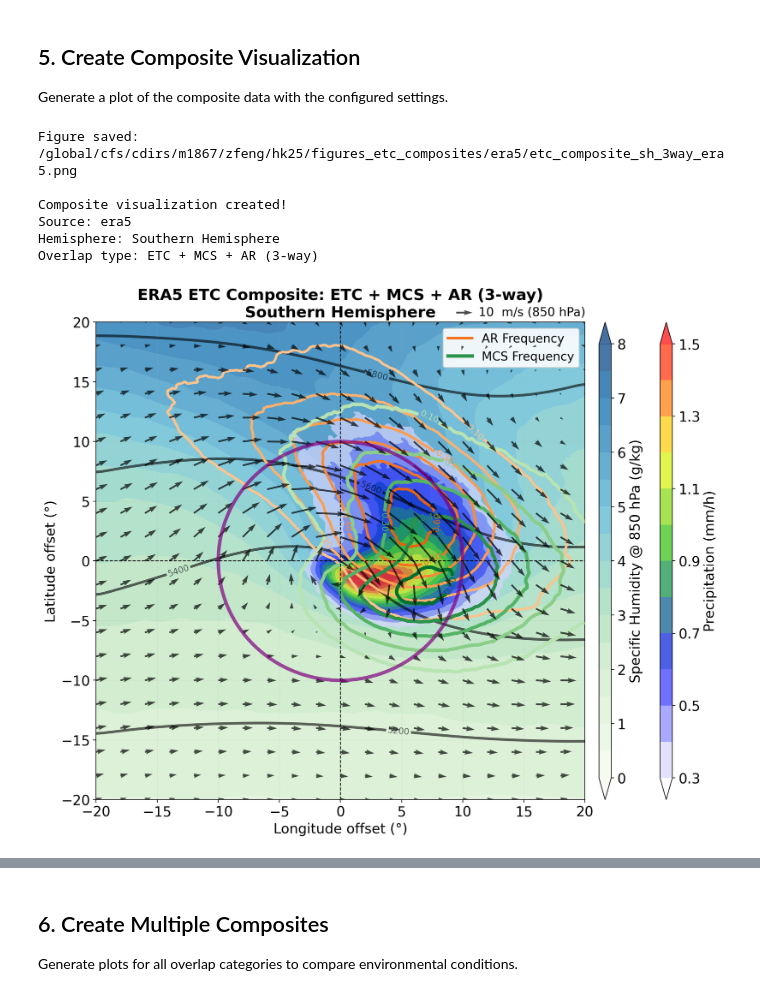
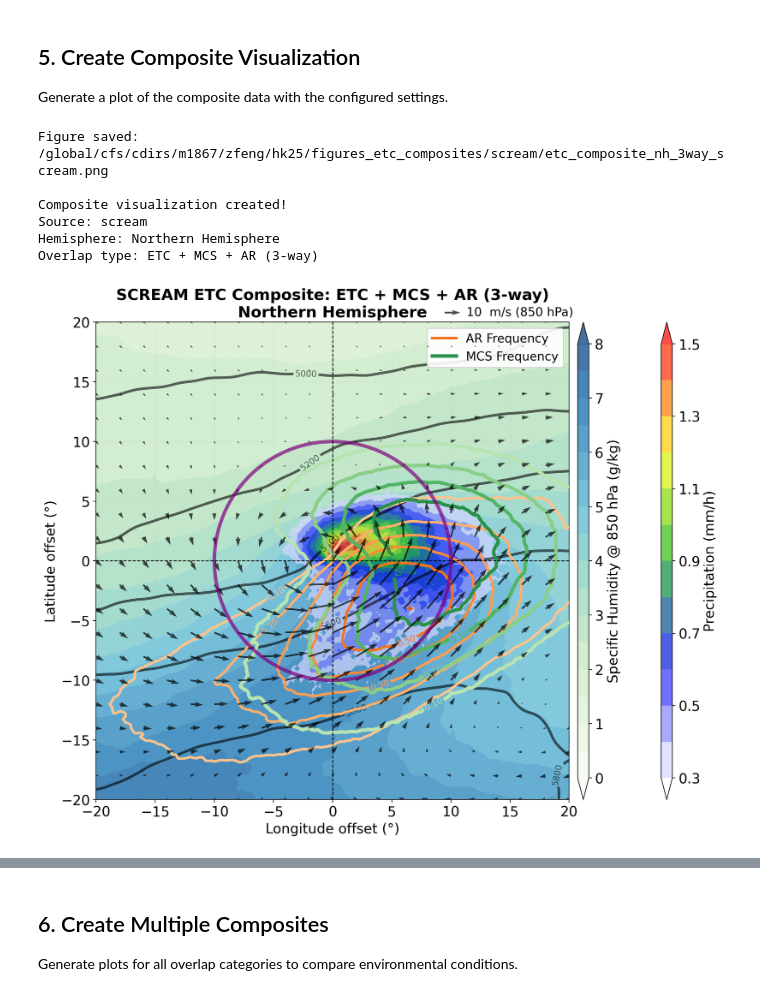
Before and after one commit to WACCEM/gsrm_cooccurrencefeature, a Jupyter notebook: notebooks/plot_etc_composites.ipynb, the cells around one changed output, grey strips where cells are left out. Cells and saved outputs as stored; diff of their text form; code cells hidden in the pictures.

```diff
--- a/notebooks/plot_etc_composites.ipynb
+++ b/notebooks/plot_etc_composites.ipynb
@@ -32,8 +32,8 @@ Libraries imported successfully!
 Set the source, hemisphere, and overlap category to visualize.
 # %%
 # Configuration
-source = "era5"  # Options: 'scream', 'era5', 'nicam_gl11', 'icon_d3hp003', 'casesm2_10km_nocumulus', 'um_glm_n2560_RAL3p3'
-hemisphere = "sh"  # Options: 'nh' (Northern Hemisphere), 'sh' (Southern Hemisphere)
+source = "scream"  # Options: 'era5, 'scream', 'nicam_gl11', 'icon_d3hp003', 'um_glm_n2560_RAL3p3', 'casesm2_10km_nocumulus'
+hemisphere = "nh"  # Options: 'nh' (Northern Hemisphere), 'sh' (Southern Hemisphere)
 overlap_type = "3way"  # Options: 'isolated', 'mcs_only', 'ar_only', '3way'
 
 source_map = {
@@ -50,6 +50,7 @@ data_dir = f"/pscratch/sd/w/wcmca1/hackathon/etc_data/stats/{source}/"
 composite_file = f"{data_dir}etc_2d_composite_{hemisphere}_{overlap_type}.nc"
 
 # Figure output directory
+# figdir = f"/pscratch/sd/w/wcmca1/hackathon/figures_etc_composites/{source}/"
 figdir = f"/global/cfs/cdirs/m1867/zfeng/hk25/figures_etc_composites/{source}/"
 os.makedirs(figdir, exist_ok=True)
 
@@ -560,6 +506,10 @@ cmap_ct3 = truncate_colormap(mpl.colormaps.get_cmap('Greens'), 0.3, 1.0)
 # Create the plot
 fig = plot_etc_composite(
     ds,
+    main_width_ratios=[1, 0.2],
+    main_wspace=0.03,
+    cbar_width_ratios=[0.005, 0.005],
+    cbar_wspace=6.5,
     shade_var='hus_850hPa',
     shade_levels=np.arange(0, 8.1, 0.5),  # g/kg
     shade_cmap='GnBu',
@@ -584,37 +534,37 @@ fig = plot_etc_composite(
     contour_smooth2=0.5,
     contour_lw2=3.0,
     # Add MCS frequency contours (varying shades of green)
     contour_var3='mcs_freq',
     contour_var3_legend='MCS Frequency',
     contour_levels3=np.arange(0.1, 0.61, 0.1),  # 0-1 frequency
     contour_cmap3=cmap_ct3,
     contour_smooth3=0.5,
     contour_lw3=4.0,
     # Wind vectors at 850 hPa
     u_var='ua_850hPa',
     v_var='va_850hPa',
     vector_skip=8,
     quiver_scale=300,
     quiverkey_length=10,
     quiverkey_unit=' m/s (850 hPa)',
     circle_radius=10.0,
     title=title,
     dpi=200,
     figname=figname,
 )
 
 print(f"\nComposite visualization created!")
 print(f"Source: {source}")
 print(f"Hemisphere: {hemisphere_name}")
 print(f"Overlap type: {overlap_desc}")
 # %% [output]
-Figure saved: /global/cfs/cdirs/m1867/zfeng/hk25/figures_etc_composites/era5/etc_composite_sh_3way_era5.png
+Figure saved: /global/cfs/cdirs/m1867/zfeng/hk25/figures_etc_composites/scream/etc_composite_nh_3way_scream.png
 
 Composite visualization created!
-Source: era5
-Hemisphere: Southern Hemisphere
+Source: scream
+Hemisphere: Northern Hemisphere
 Overlap type: ETC + MCS + AR (3-way)
-[figure, old version]
+[figure, new version]
 # %%
 # Generate output filename
 figname = f"{figdir}etc_composite_{hemisphere}_{overlap_type}_{source}_mcs.png"
```
Also changed, not shown: parts of 9 cells of this notebook, 3 other files.
